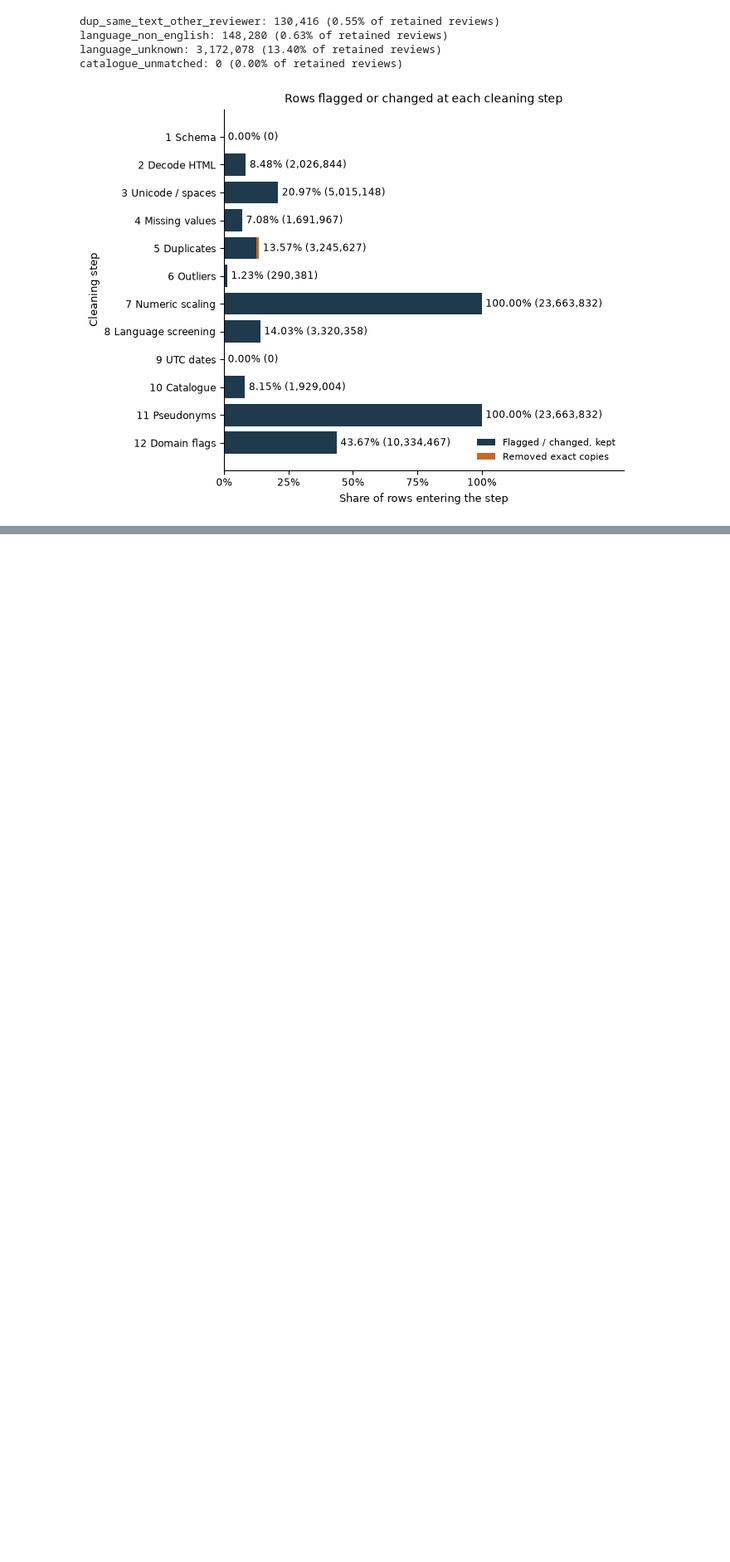
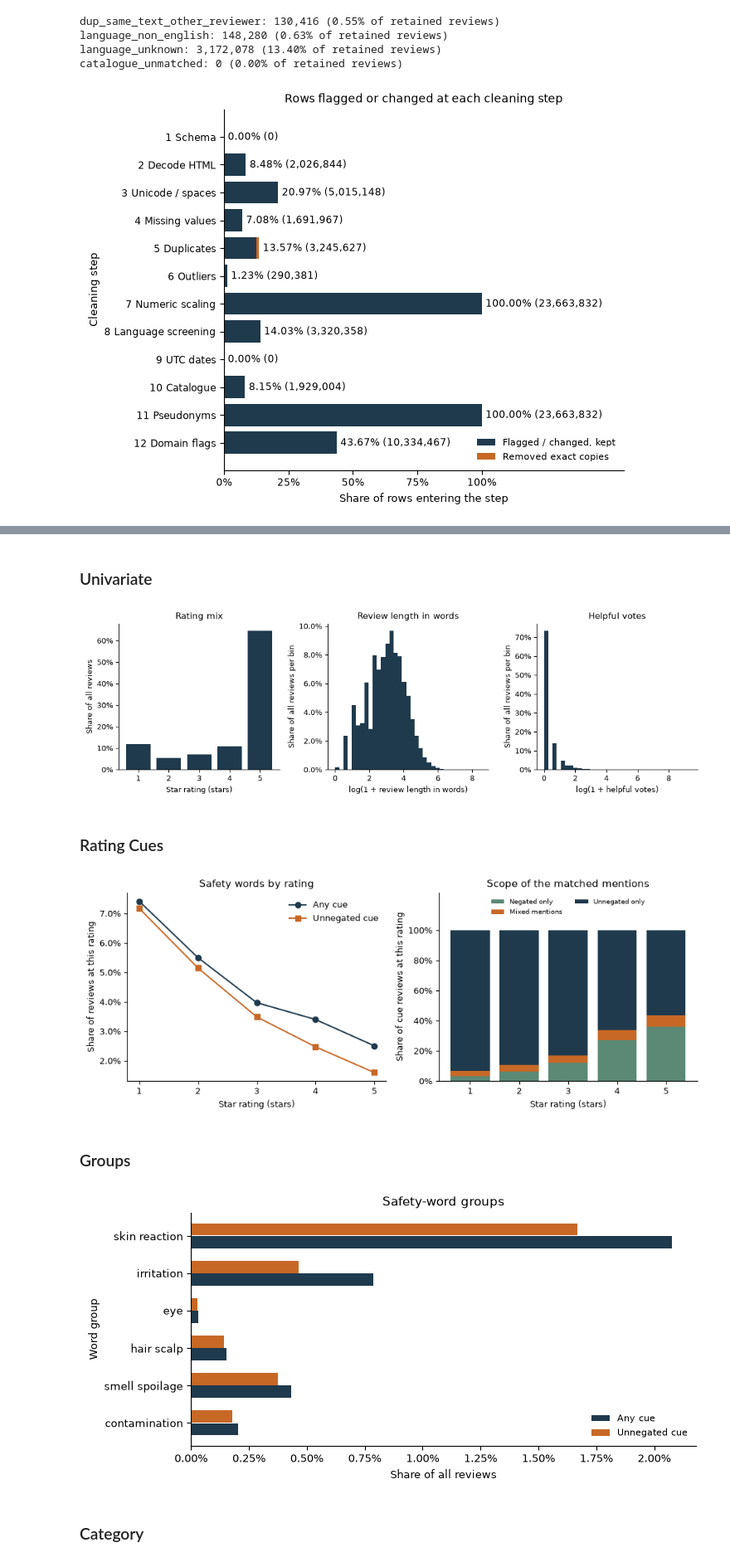
Before and after one commit to Pawansingh3889/yuvaintern, a Jupyter notebook: complaint_detection.ipynb, the cells around one changed output, grey strips where cells are left out. Shown at 83% size. Saved outputs shown, nothing was run; the diff lists cells and outputs as text; code cells hidden in the pictures; blank space fills up the shorter version.

Commit message:
docs: add week 4 EDA and feature engineering report and notebook section

```diff
--- a/complaint_detection.ipynb
+++ b/complaint_detection.ipynb
@@ -2016,0 +2025,30 @@ plt.show()
+# %%
+from pathlib import Path
+import json
+import matplotlib.pyplot as plt
+import pandas as pd
+from IPython.display import Markdown, display
+from src.eda import plot_aggregates
+
+week4_root = Path.cwd()
+if not (week4_root / "src/eda.py").is_file():
+    raise FileNotFoundError("Open this notebook from the repository root")
+week4_eda = week4_root / "data/processed/eda"
+week4_summary = json.loads((week4_eda / "summary.json").read_text())
+assert week4_summary["population_rows"] == 23663832
+assert week4_summary["sample_size"] == 40000
+assert week4_summary["cue_sample_size"] == 20000
+for week4_table in ["rating", "groups", "category", "monthly", "calendar_month",
+                    "price_band", "category_yoy", "seasonality_test", "feature_relevance"]:
+    display(Markdown(f"### Saved aggregate: {week4_table}"))
+    week4_values = pd.read_csv(week4_eda / f"{week4_table}.csv")
+    if week4_table == "category_yoy":
+        week4_values = week4_values.loc[week4_values.interior_year].groupby(
+            "category", sort=False
+        ).tail(1)
+    display(week4_values.head(12))
+display(pd.Series({key: week4_summary[key] for key in [
+    "chi_square", "chi_square_p", "cramers_v", "mann_whitney_u",
+    "mann_whitney_p", "rank_biserial", "svd_explained_variance",
+    "relevance_size", "relevance_proxy_positives",
+]}).to_frame("Measured result"))
@@ -2016,0 +2129,16 @@ plt.show()
+# %%
+week4_figures = plot_aggregates(
+    week4_eda, week4_root / "docs/week_04/_generator"
+)
+for week4_name, week4_figure in week4_figures.items():
+    display(Markdown(f"### {week4_name.replace('_', ' ').title()}"))
+    display(week4_figure)
+    plt.close(week4_figure)
+# %% [output]
+### Univariate
+[figure, added]
+### Rating Cues
+[figure, added]
+### Groups
+[figure, added]
+### Category
```
Also changed, not shown: parts of 5 cells of this notebook, 2 other files.
